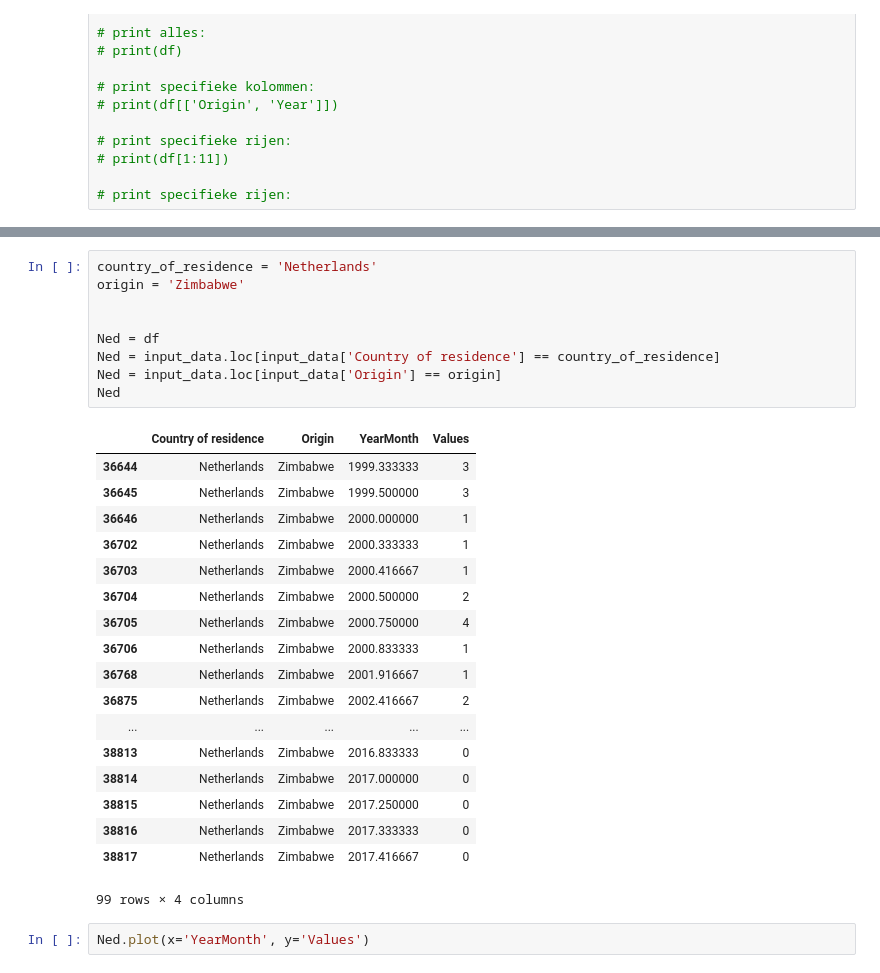
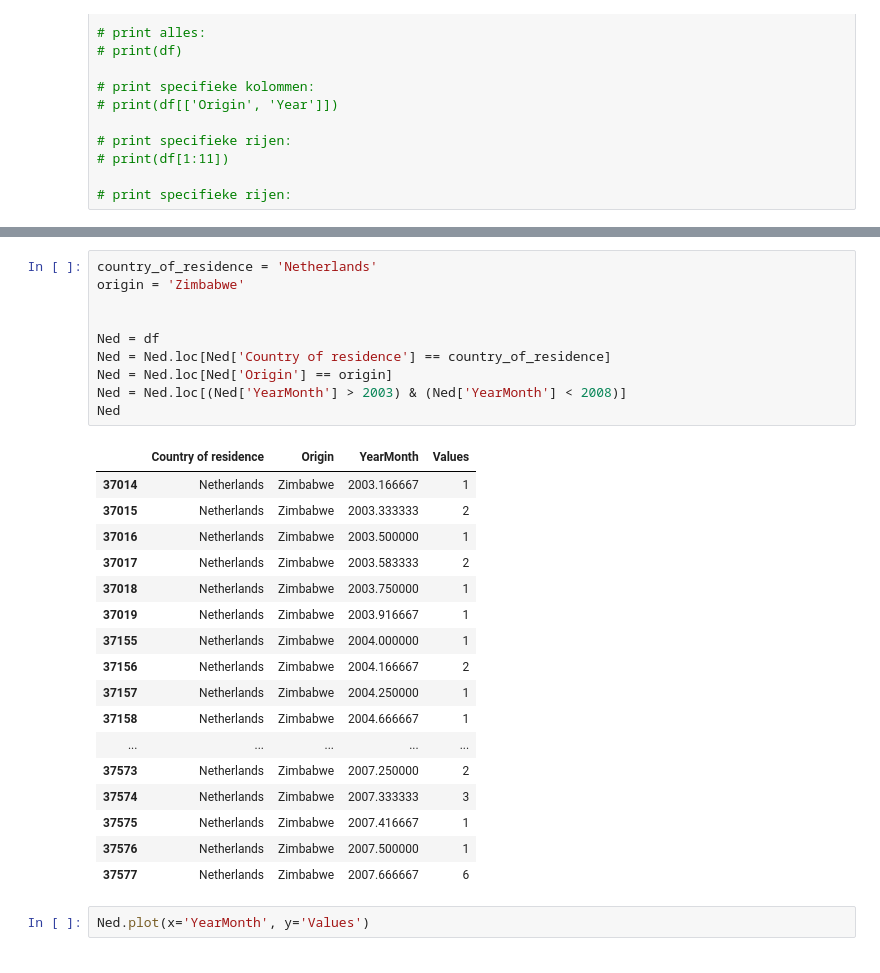
Before and after one commit to Take2001/DataProcessing, a Jupyter notebook: klad/Bob/csv.ipynb, the cells around one changed output, grey strips where cells are left out. Cells and saved outputs as stored; diff of their text form.

```diff
--- a/klad/Bob/csv.ipynb
+++ b/klad/Bob/csv.ipynb
@@ -75,31 +64,31 @@ select_plot(df, 'Belgium', 'Zimbabwe', 2000, 2012)
 # %%
 country_of_residence = 'Netherlands'
 origin = 'Zimbabwe'
 
 
 Ned = df
-Ned = input_data.loc[input_data['Country of residence'] == country_of_residence]
-Ned = input_data.loc[input_data['Origin'] == origin]
+Ned = Ned.loc[Ned['Country of residence'] == country_of_residence]
+Ned = Ned.loc[Ned['Origin'] == origin]
+Ned = Ned.loc[(Ned['YearMonth'] > 2003) & (Ned['YearMonth'] < 2008)]
 Ned
 # %% [output]
 |  | Country of residence | Origin | YearMonth | Values |
-| 36644 | Netherlands | Zimbabwe | 1999.333333 | 3 |
-| 36645 | Netherlands | Zimbabwe | 1999.500000 | 3 |
-| 36646 | Netherlands | Zimbabwe | 2000.000000 | 1 |
-| 36702 | Netherlands | Zimbabwe | 2000.333333 | 1 |
-| 36703 | Netherlands | Zimbabwe | 2000.416667 | 1 |
-| 36704 | Netherlands | Zimbabwe | 2000.500000 | 2 |
-| 36705 | Netherlands | Zimbabwe | 2000.750000 | 4 |
-| 36706 | Netherlands | Zimbabwe | 2000.833333 | 1 |
-| 36768 | Netherlands | Zimbabwe | 2001.916667 | 1 |
-| 36875 | Netherlands | Zimbabwe | 2002.416667 | 2 |
+| 37014 | Netherlands | Zimbabwe | 2003.166667 | 1 |
+| 37015 | Netherlands | Zimbabwe | 2003.333333 | 2 |
+| 37016 | Netherlands | Zimbabwe | 2003.500000 | 1 |
+| 37017 | Netherlands | Zimbabwe | 2003.583333 | 2 |
+| 37018 | Netherlands | Zimbabwe | 2003.750000 | 1 |
+| 37019 | Netherlands | Zimbabwe | 2003.916667 | 1 |
+| 37155 | Netherlands | Zimbabwe | 2004.000000 | 1 |
+| 37156 | Netherlands | Zimbabwe | 2004.166667 | 2 |
+| 37157 | Netherlands | Zimbabwe | 2004.250000 | 1 |
+| 37158 | Netherlands | Zimbabwe | 2004.666667 | 1 |
 | ... | ... | ... | ... | ... |
-| 38813 | Netherlands | Zimbabwe | 2016.833333 | 0 |
-| 38814 | Netherlands | Zimbabwe | 2017.000000 | 0 |
-| 38815 | Netherlands | Zimbabwe | 2017.250000 | 0 |
-| 38816 | Netherlands | Zimbabwe | 2017.333333 | 0 |
-| 38817 | Netherlands | Zimbabwe | 2017.416667 | 0 |
+| 37573 | Netherlands | Zimbabwe | 2007.250000 | 2 |
+| 37574 | Netherlands | Zimbabwe | 2007.333333 | 3 |
+| 37575 | Netherlands | Zimbabwe | 2007.416667 | 1 |
+| 37576 | Netherlands | Zimbabwe | 2007.500000 | 1 |
+| 37577 | Netherlands | Zimbabwe | 2007.666667 | 6 |
-99 rows × 4 columns
 # %%
 Ned.plot(x='YearMonth', y='Values')
 # %% [output]
```
Also changed, not shown: parts of 2 cells of this notebook, 1 other file.
